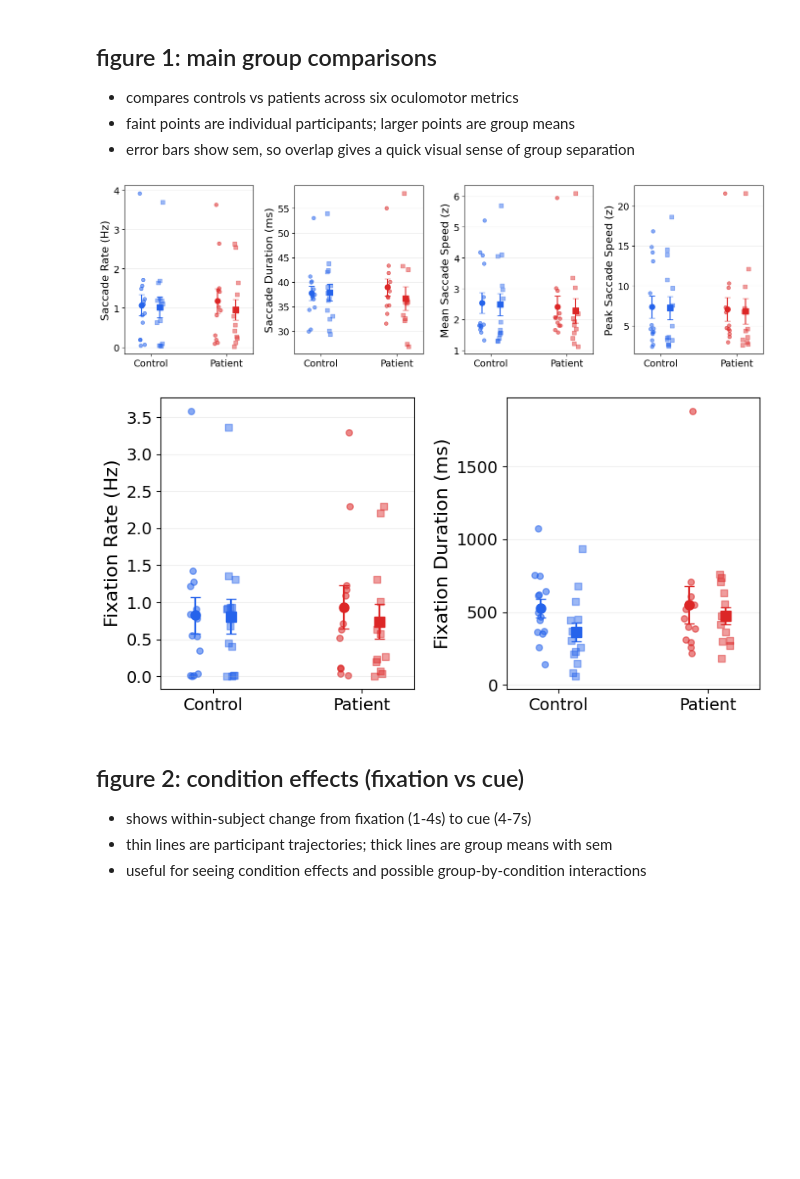
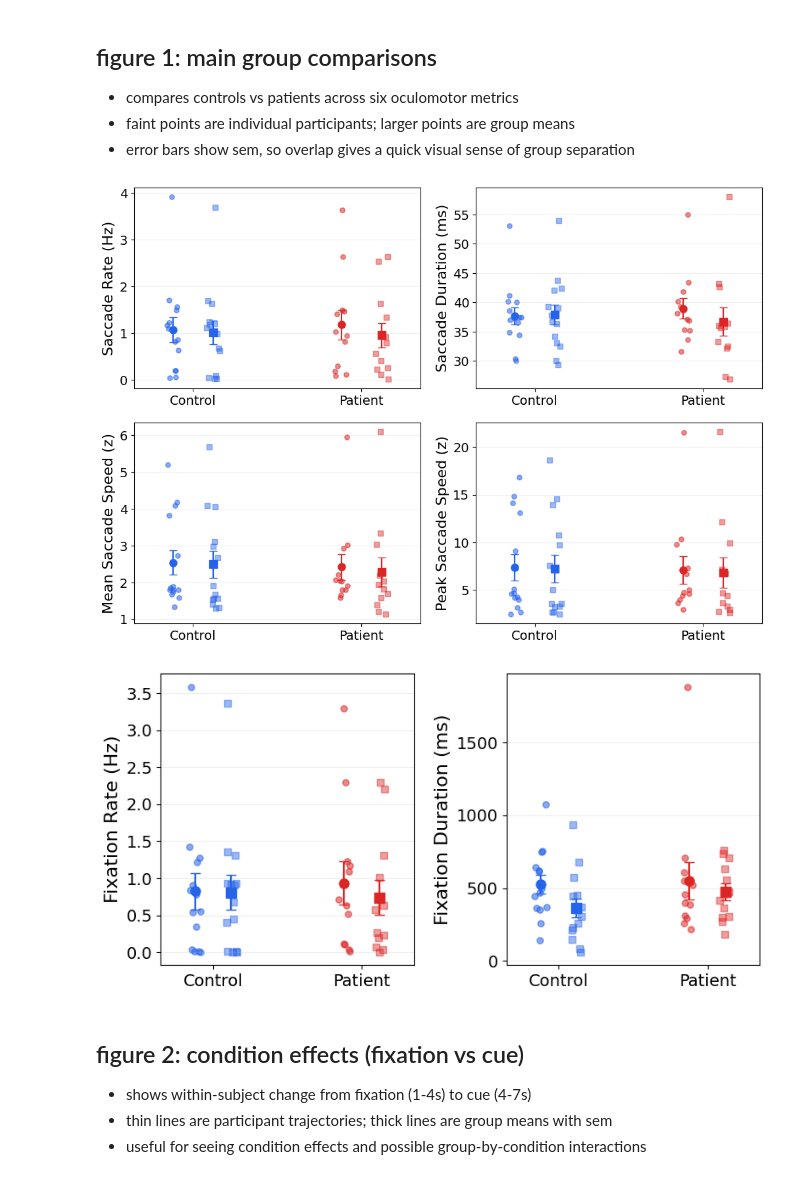
Before and after one commit to anjisuri/lab-project, a Jupyter notebook: results_figs.ipynb, the cells around one changed output. Cells and saved outputs as stored; diff of their text form; code cells hidden in the pictures; blank space fills up the shorter version.

Commit message:
figure update

```diff
--- a/results_figs.ipynb
+++ b/results_figs.ipynb
@@ -138,9 +138,11 @@ def _plot_group_time_panels(metrics, fig_size):
     marker_map = {"Fixation": "o", "Cue": "s"}
     alpha_map = {"Fixation": 0.55, "Cue": 0.45}
 
-    fig, axes = plt.subplots(1, len(metrics), figsize=fig_size)
-    if len(metrics) == 1:
-        axes = [axes]
+    n_metrics = len(metrics)
+    n_cols = 2 if n_metrics > 2 else max(1, n_metrics)
+    n_rows = int(np.ceil(n_metrics / n_cols))
+    fig, axes = plt.subplots(n_rows, n_cols, figsize=fig_size)
+    axes = np.atleast_1d(axes).ravel()
 
     for ax, (metric, ylabel) in zip(axes, metrics):
         mdf = _paired_metric_df(metric)
@@ -168,36 +170,39 @@ def _plot_group_time_panels(metrics, fig_size):
         ax.set_xlim(-0.35, 1.35)
         ax.grid(alpha=0.2, axis="y")
 
+    for ax in axes[n_metrics:]:
+        ax.set_visible(False)
+
     from matplotlib.lines import Line2D
     handles = [
         Line2D([0], [0], marker="o", color="black", linestyle="None", markersize=6, label="Fixation"),
         Line2D([0], [0], marker="s", color="black", linestyle="None", markersize=6, label="Cue"),
     ]
 
     fig.tight_layout()
     return fig
 
 
 # saccade metrics
 saccade_metrics = [
     ("rates", "Saccade Rate (Hz)"),
     ("durations", "Saccade Duration (ms)"),
     ("mean_speeds", "Mean Saccade Speed (z)"),
     ("max_speeds", "Peak Saccade Speed (z)"),
 ]
-fig_1a = _plot_group_time_panels(saccade_metrics, fig_size=(14, 4.2))
+fig_1a = _plot_group_time_panels(saccade_metrics, fig_size=(10.5, 7.4))
 plt.show()
 
 # fixation metrics
 fixation_metrics = [
     ("fixation_rates", "Fixation Rate (Hz)"),
     ("fixation_durations", "Fixation Duration (ms)"),
 ]
 fig_1b = _plot_group_time_panels(fixation_metrics, fig_size=(8.2, 4.2))
 plt.show()
 # %% [output]
-[figure, old version]
+[figure, new version]
-[figure, old version]
+[figure, new version]
 # %% [markdown]
 ## figure 2: condition effects (fixation vs cue)
 - shows within-subject change from fixation (1-4s) to cue (4-7s)
```
